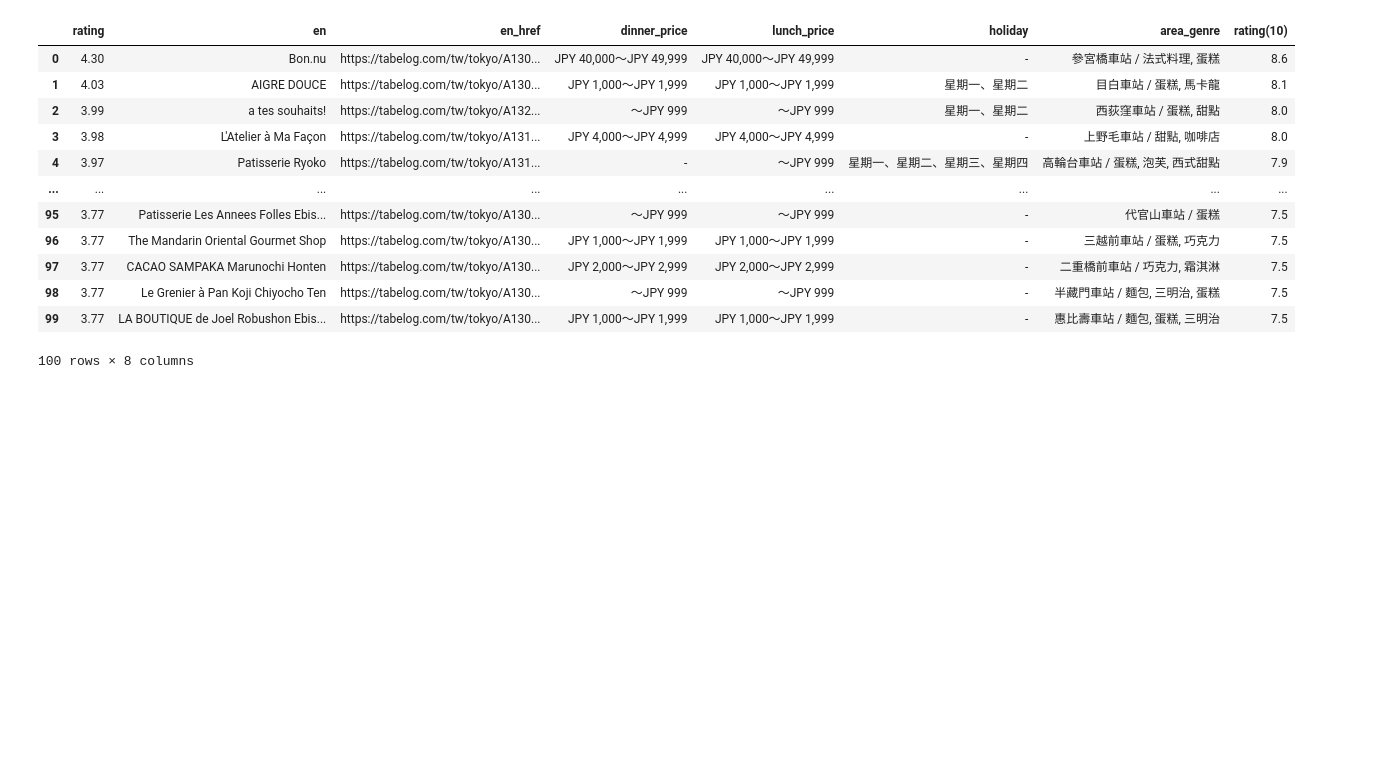
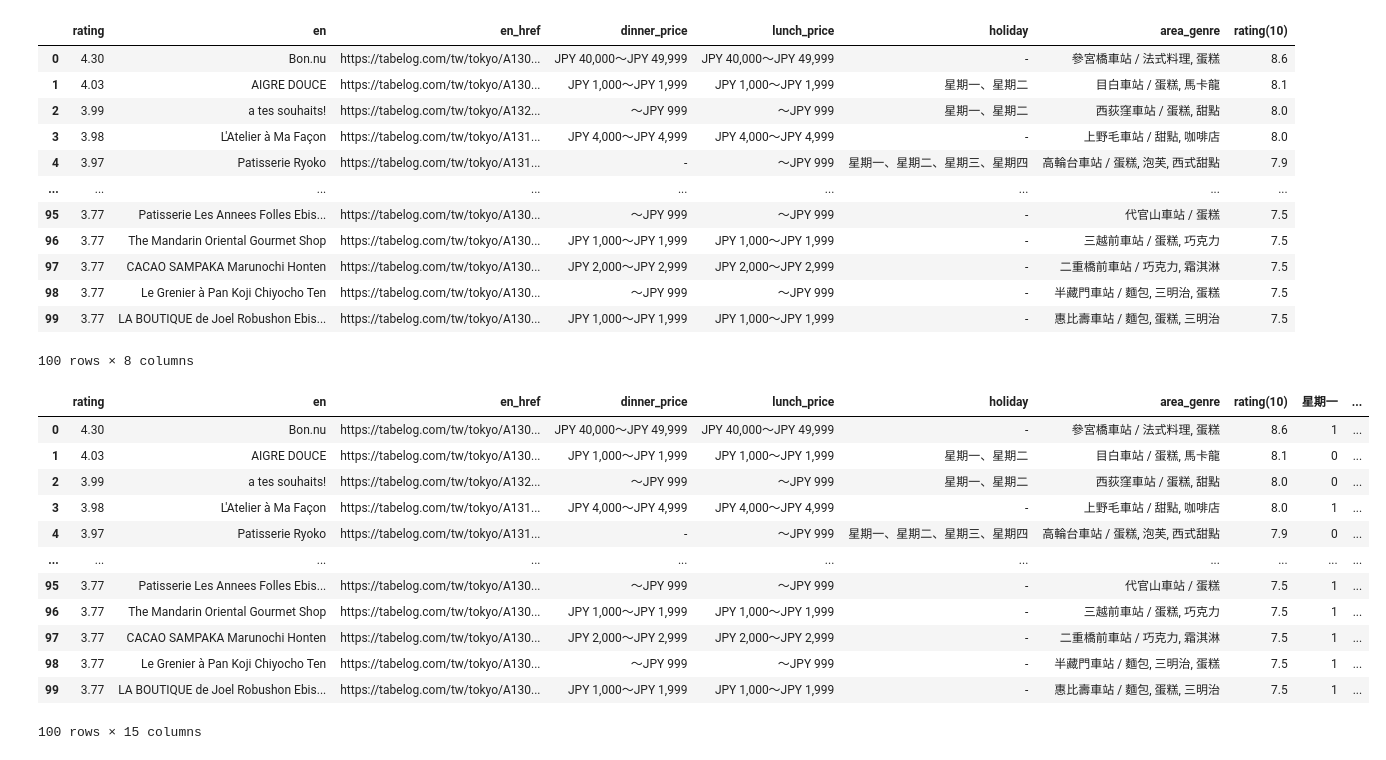
Before and after one commit to Elwing-Chou/tiba_night_0422, a Jupyter notebook: tibame_night_0522.ipynb, the cells around one changed output. Drawn from its saved outputs; the diff is of its cells as text; code cells hidden in the pictures; blank space fills up the shorter version.

```diff
--- a/tibame_night_0522.ipynb
+++ b/tibame_night_0522.ipynb
@@ -67,3 +67,44 @@ df
 | 98 | 3.77 | Le Grenier à Pan Koji Chiyocho Ten | https://tabelog.com/tw/tokyo/A130... | ～JPY 999 | ～JPY 999 | - | 半藏門車站 / 麵包, 三明治, 蛋糕 | 7.5 |
 | 99 | 3.77 | LA BOUTIQUE de Joel Robushon Ebis... | https://tabelog.com/tw/tokyo/A130... | JPY 1,000～JPY 1,999 | JPY 1,000～JPY 1,999 | - | 惠比壽車站 / 麵包, 蛋糕, 三明治 | 7.5 |
 100 rows × 8 columns
+# %%
+key = ["星期一",
+        "星期二",
+        "星期三",
+        "星期四",
+        "星期五",
+        "星期六",
+        "星期日"]
+def change(s):
+    dic = {
+        "星期一":1,
+        "星期二":1,
+        "星期三":1,
+        "星期四":1,
+        "星期五":1,
+        "星期六":1,
+        "星期日":1,
+    }
+    # 走過這七個字串, 檢查這些東西有沒有在原本裡面,
+    # 如果有就是那天沒開
+    for k in key:
+        if k in s:
+            dic[k] = 0
+    return pd.Series(dic)
+# pandas DataFrame: 表格型態(有行有列) Series: 一行或一列
+df[key] = df["holiday"].apply(change)
+df
+# %% [output]
+|  | rating | en | en_href | dinner_price | lunch_price | holiday | area_genre | rating(10) | 星期一 | ... |
+| 0 | 4.30 | Bon.nu | https://tabelog.com/tw/tokyo/A130... | JPY 40,000～JPY 49,999 | JPY 40,000～JPY 49,999 | - | 參宮橋車站 / 法式料理, 蛋糕 | 8.6 | 1 | ... |
+| 1 | 4.03 | AIGRE DOUCE | https://tabelog.com/tw/tokyo/A130... | JPY 1,000～JPY 1,999 | JPY 1,000～JPY 1,999 | 星期一、星期二 | 目白車站 / 蛋糕, 馬卡龍 | 8.1 | 0 | ... |
+| 2 | 3.99 | a tes souhaits! | https://tabelog.com/tw/tokyo/A132... | ～JPY 999 | ～JPY 999 | 星期一、星期二 | 西荻窪車站 / 蛋糕, 甜點 | 8.0 | 0 | ... |
+| 3 | 3.98 | L'Atelier à Ma Façon | https://tabelog.com/tw/tokyo/A131... | JPY 4,000～JPY 4,999 | JPY 4,000～JPY 4,999 | - | 上野毛車站 / 甜點, 咖啡店 | 8.0 | 1 | ... |
+| 4 | 3.97 | Patisserie Ryoko | https://tabelog.com/tw/tokyo/A131... | - | ～JPY 999 | 星期一、星期二、星期三、星期四 | 高輪台車站 / 蛋糕, 泡芙, 西式甜點 | 7.9 | 0 | ... |
+| ... | ... | ... | ... | ... | ... | ... | ... | ... | ... | ... |
+| 95 | 3.77 | Patisserie Les Annees Folles Ebis... | https://tabelog.com/tw/tokyo/A130... | ～JPY 999 | ～JPY 999 | - | 代官山車站 / 蛋糕 | 7.5 | 1 | ... |
+| 96 | 3.77 | The Mandarin Oriental Gourmet Shop | https://tabelog.com/tw/tokyo/A130... | JPY 1,000～JPY 1,999 | JPY 1,000～JPY 1,999 | - | 三越前車站 / 蛋糕, 巧克力 | 7.5 | 1 | ... |
+| 97 | 3.77 | CACAO SAMPAKA Marunochi Honten | https://tabelog.com/tw/tokyo/A130... | JPY 2,000～JPY 2,999 | JPY 2,000～JPY 2,999 | - | 二重橋前車站 / 巧克力, 霜淇淋 | 7.5 | 1 | ... |
+| 98 | 3.77 | Le Grenier à Pan Koji Chiyocho Ten | https://tabelog.com/tw/tokyo/A130... | ～JPY 999 | ～JPY 999 | - | 半藏門車站 / 麵包, 三明治, 蛋糕 | 7.5 | 1 | ... |
+| 99 | 3.77 | LA BOUTIQUE de Joel Robushon Ebis... | https://tabelog.com/tw/tokyo/A130... | JPY 1,000～JPY 1,999 | JPY 1,000～JPY 1,999 | - | 惠比壽車站 / 麵包, 蛋糕, 三明治 | 7.5 | 1 | ... |
+100 rows × 15 columns
```
